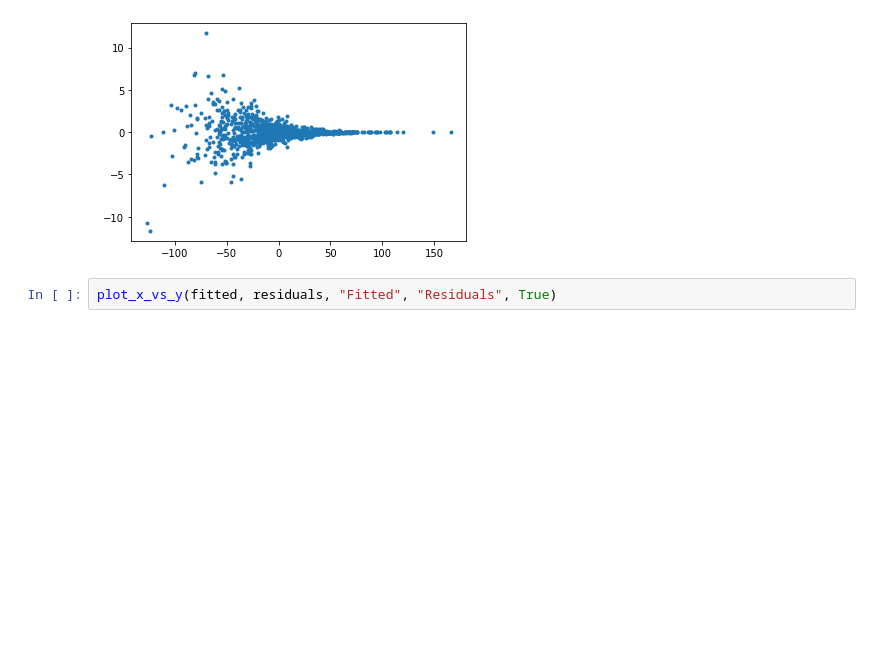
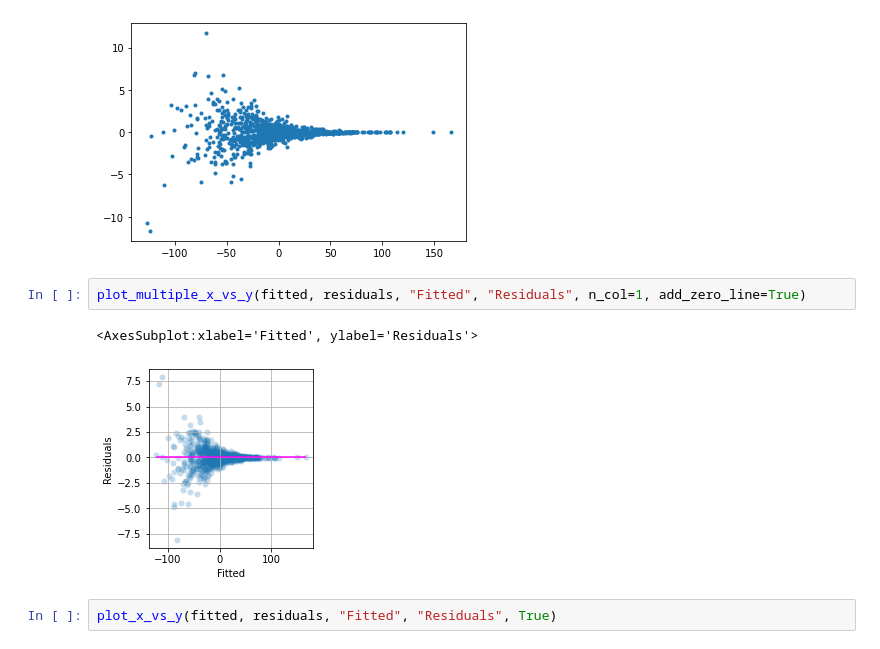
Before and after one commit to datali-ch/fantasticfeatures, a Jupyter notebook: main.ipynb, the cells around one changed output. Cells and saved outputs as stored; diff of their text form; blank space fills up the shorter version.

```diff
--- a/main.ipynb
+++ b/main.ipynb
@@ -312,6 +358,11 @@ plt.plot(y,yn,lw=0,marker=".")
 # %% [output]
 [<matplotlib.lines.Line2D at 0x...>]
 [figure]
+# %%
+plot_multiple_x_vs_y(fitted, residuals, "Fitted", "Residuals", n_col=1, add_zero_line=True)
+# %% [output]
+<AxesSubplot:xlabel='Fitted', ylabel='Residuals'>
+[figure, added]
 # %%
 plot_x_vs_y(fitted, residuals, "Fitted", "Residuals", True)
 # %% [output]
```
Also changed, not shown: parts of 5 cells of this notebook.
